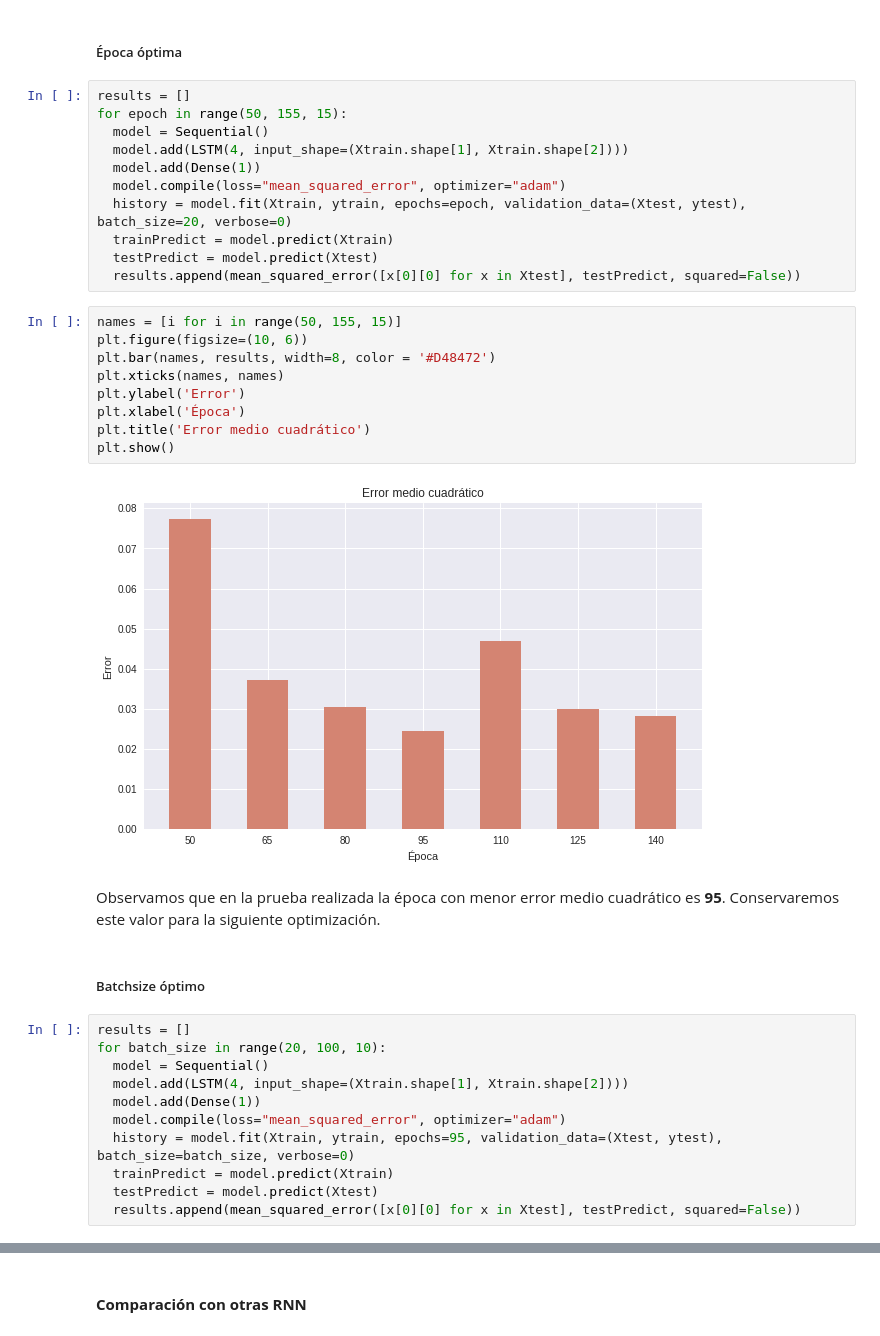
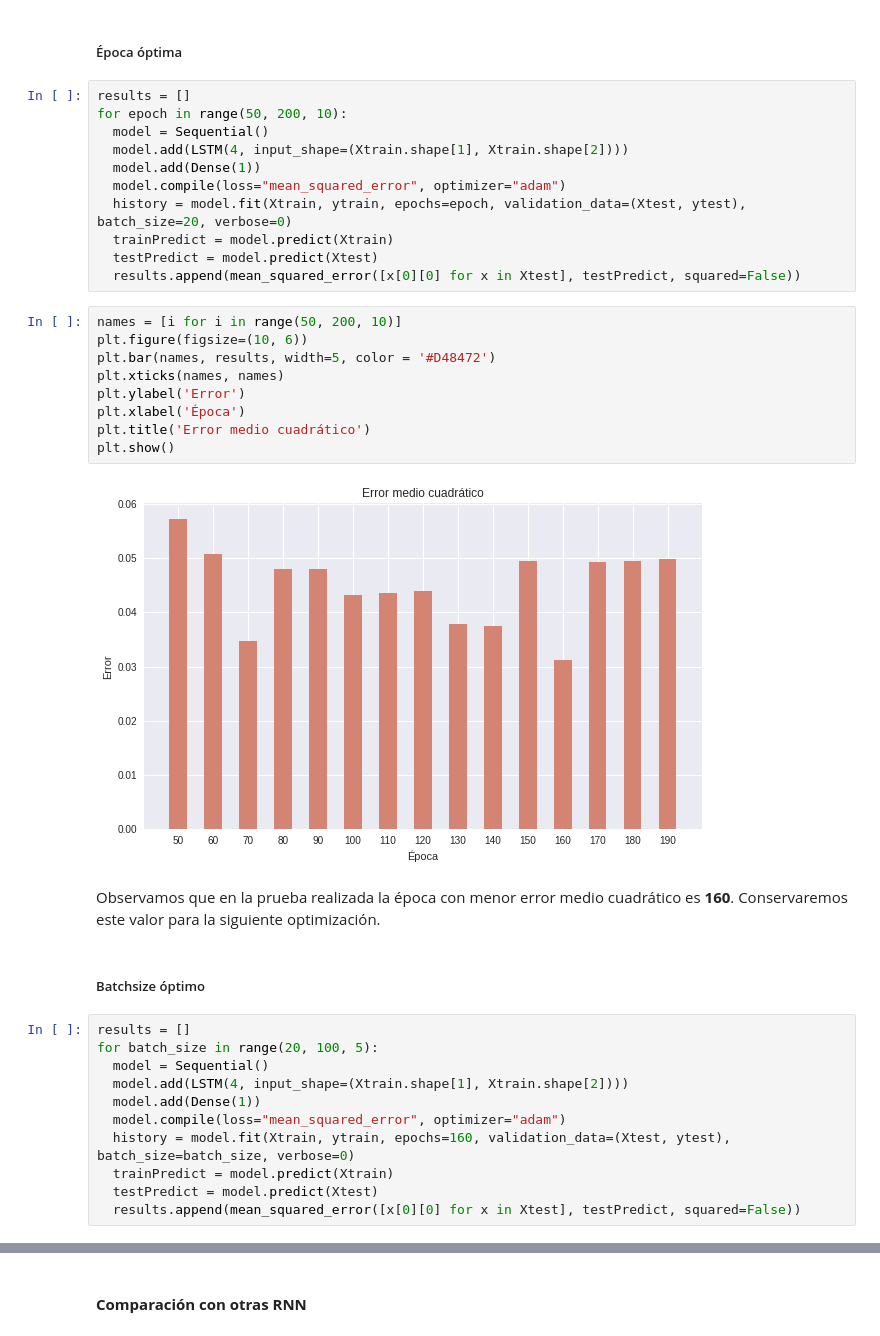
Before and after one commit to E23A48/MachineLearning_LSTM, a Jupyter notebook: TB2_MachineLearning.ipynb, the cells around one changed output, grey strips where cells are left out. Drawn from its saved outputs; the diff is of its cells as text.

```diff
--- a/TB2_MachineLearning.ipynb
+++ b/TB2_MachineLearning.ipynb
@@ -390,7 +390,7 @@ plt.show()
 ##### Época óptima
 # %%
 results = []
-for epoch in range(50, 155, 15):
+for epoch in range(50, 200, 10):
   model = Sequential()
   model.add(LSTM(4, input_shape=(Xtrain.shape[1], Xtrain.shape[2])))
   model.add(Dense(1))
@@ -400,28 +400,28 @@ for epoch in range(50, 155, 15):
   testPredict = model.predict(Xtest)
   results.append(mean_squared_error([x[0][0] for x in Xtest], testPredict, squared=False))
 # %%
-names = [i for i in range(50, 155, 15)]
+names = [i for i in range(50, 200, 10)]
 plt.figure(figsize=(10, 6))
-plt.bar(names, results, width=8, color = '#D48472')
+plt.bar(names, results, width=5, color = '#D48472')
 plt.xticks(names, names)
 plt.ylabel('Error')
 plt.xlabel('Época')
 plt.title('Error medio cuadrático')
 plt.show()
 # %% [output]
-[figure, old version]
+[figure, new version]
 # %% [markdown]
-Observamos que en la prueba realizada la época con menor error medio cuadrático es **95**. Conservaremos este valor para la siguiente optimización.
+Observamos que en la prueba realizada la época con menor error medio cuadrático es **160**. Conservaremos este valor para la siguiente optimización.
 # %% [markdown]
 ##### Batchsize óptimo
 # %%
 results = []
-for batch_size in range(20, 100, 10):
+for batch_size in range(20, 100, 5):
   model = Sequential()
   model.add(LSTM(4, input_shape=(Xtrain.shape[1], Xtrain.shape[2])))
   model.add(Dense(1))
   model.compile(loss="mean_squared_error", optimizer="adam")
-  history = model.fit(Xtrain, ytrain, epochs=95, validation_data=(Xtest, ytest), batch_size=batch_size, verbose=0)
+  history = model.fit(Xtrain, ytrain, epochs=160, validation_data=(Xtest, ytest), batch_size=batch_size, verbose=0)
   trainPredict = model.predict(Xtrain)
   testPredict = model.predict(Xtest)
   results.append(mean_squared_error([x[0][0] for x in Xtest], testPredict, squared=False))
```
Also changed, not shown: parts of 10 cells of this notebook.
